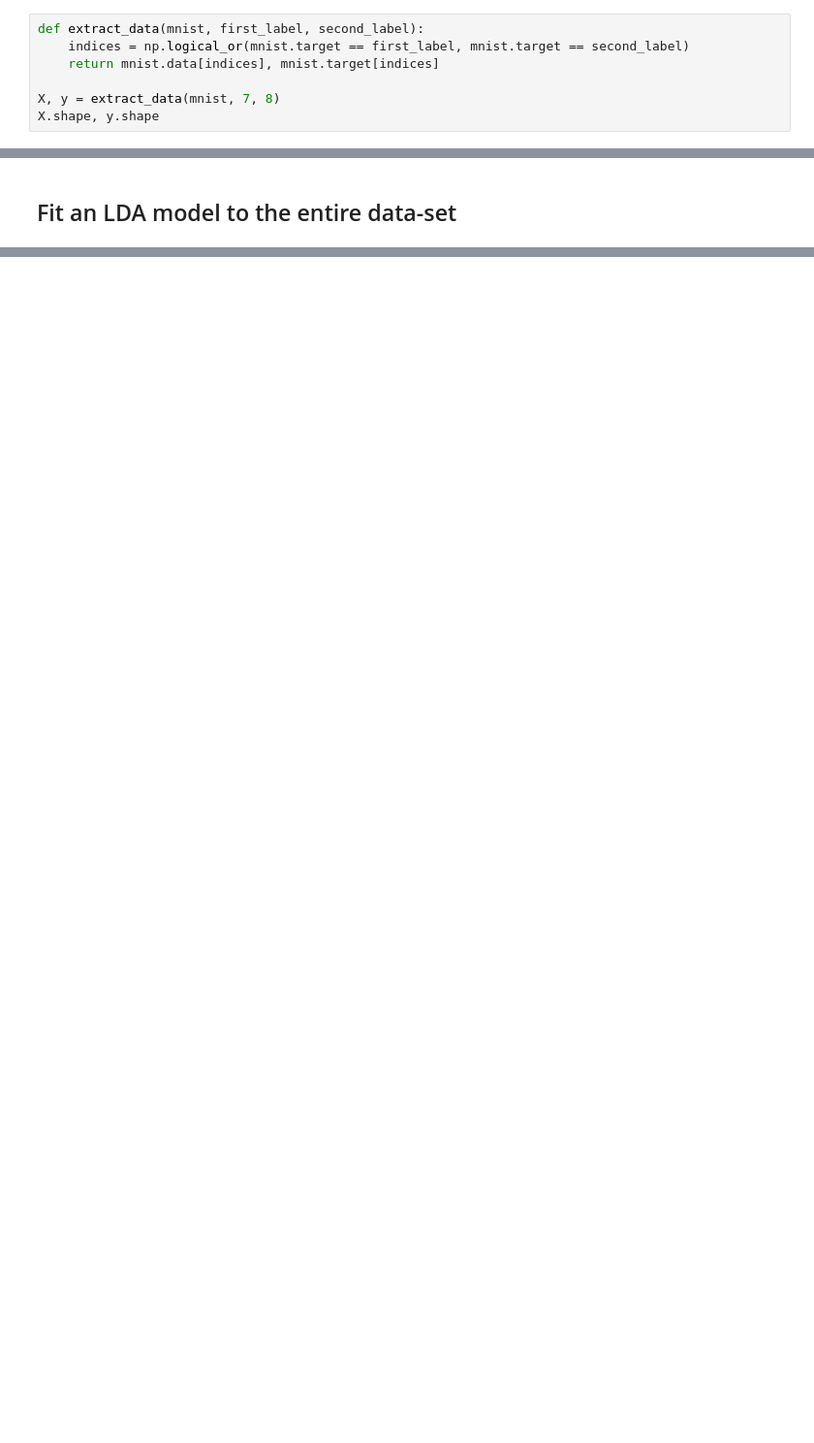
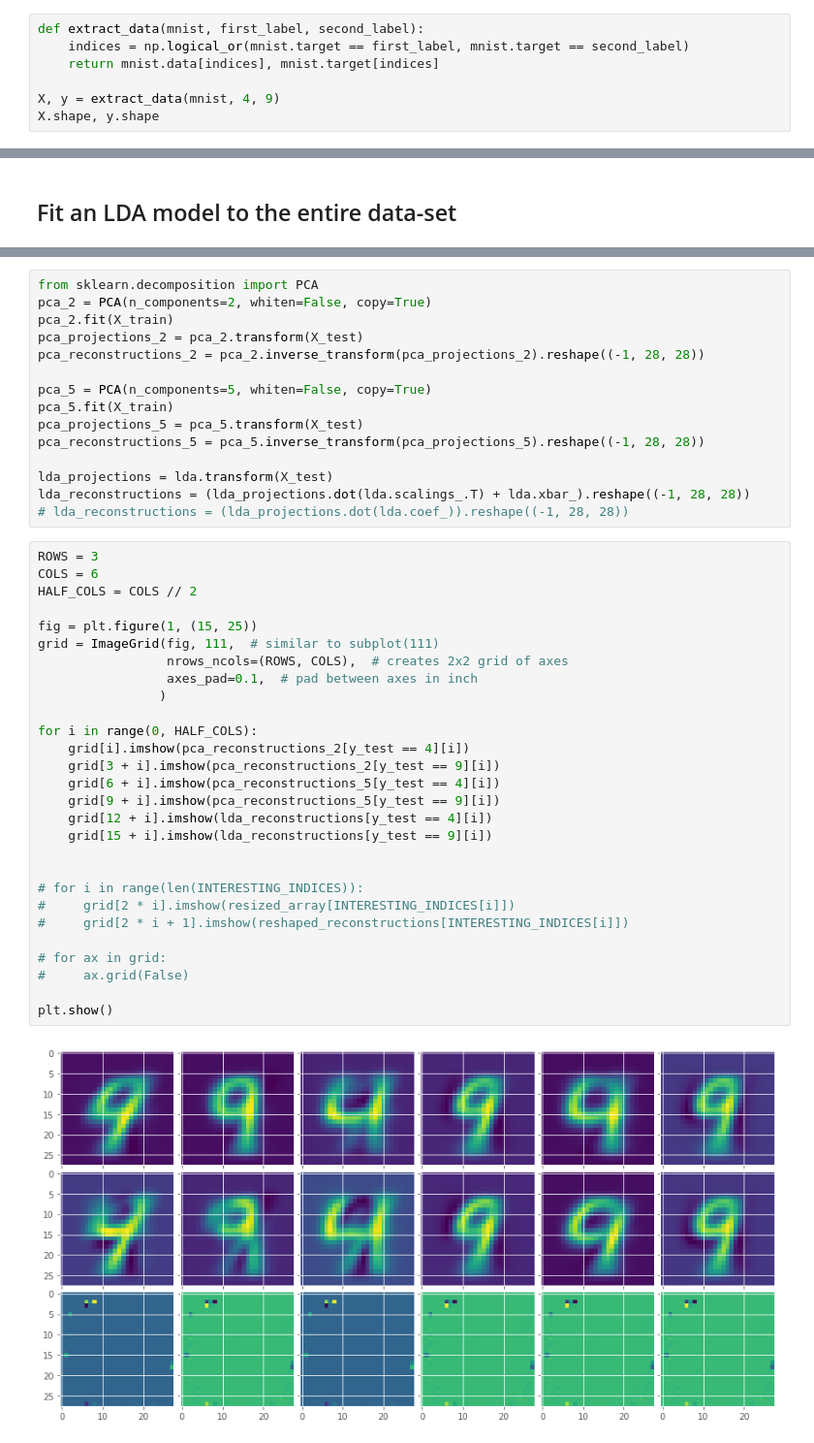
Before and after one commit to guydav/minerva, a Jupyter notebook: notebooks/CS156/0.X Final Project - MNIST.ipynb, the cells around one changed output, grey strips where cells are left out. Shown: that part at 97% size. Saved outputs shown, nothing was run; the diff lists cells and outputs as text; blank space fills up the shorter version.

```diff
--- a/notebooks/CS156/0.X Final Project - MNIST.ipynb
+++ b/notebooks/CS156/0.X Final Project - MNIST.ipynb
@@ -54,6 +53,6 @@ def extract_data(mnist, first_label, second_label):
     indices = np.logical_or(mnist.target == first_label, mnist.target == second_label)
     return mnist.data[indices], mnist.target[indices]
 
-X, y = extract_data(mnist, 7, 8)
+X, y = extract_data(mnist, 4, 9)
 X.shape, y.shape
 # %% [output]
@@ -104,0 +106,45 @@ print(np.sum(svm.predict(transformed_X_test) == y_test) / y_test.shape[0])
+# %%
+from sklearn.decomposition import PCA
+pca_2 = PCA(n_components=2, whiten=False, copy=True)
+pca_2.fit(X_train)
+pca_projections_2 = pca_2.transform(X_test)
+pca_reconstructions_2 = pca_2.inverse_transform(pca_projections_2).reshape((-1, 28, 28))
+
+pca_5 = PCA(n_components=5, whiten=False, copy=True)
+pca_5.fit(X_train)
+pca_projections_5 = pca_5.transform(X_test)
+pca_reconstructions_5 = pca_5.inverse_transform(pca_projections_5).reshape((-1, 28, 28))
+
+lda_projections = lda.transform(X_test)
+lda_reconstructions = (lda_projections.dot(lda.scalings_.T) + lda.xbar_).reshape((-1, 28, 28))
+# lda_reconstructions = (lda_projections.dot(lda.coef_)).reshape((-1, 28, 28))
+# %%
+ROWS = 3
+COLS = 6
+HALF_COLS = COLS // 2
+
+fig = plt.figure(1, (15, 25))
+grid = ImageGrid(fig, 111,  # similar to subplot(111)
+                 nrows_ncols=(ROWS, COLS),  # creates 2x2 grid of axes
+                 axes_pad=0.1,  # pad between axes in inch
+                )
+
+for i in range(0, HALF_COLS):
+    grid[i].imshow(pca_reconstructions_2[y_test == 4][i])
+    grid[3 + i].imshow(pca_reconstructions_2[y_test == 9][i])
+    grid[6 + i].imshow(pca_reconstructions_5[y_test == 4][i])
+    grid[9 + i].imshow(pca_reconstructions_5[y_test == 9][i])
+    grid[12 + i].imshow(lda_reconstructions[y_test == 4][i])
+    grid[15 + i].imshow(lda_reconstructions[y_test == 9][i])
+
+
+# for i in range(len(INTERESTING_INDICES)):
+#     grid[2 * i].imshow(resized_array[INTERESTING_INDICES[i]])
+#     grid[2 * i + 1].imshow(reshaped_reconstructions[INTERESTING_INDICES[i]])
+
+# for ax in grid:
+#     ax.grid(False)
+
+plt.show()
+# %% [output]
+[figure, added]
```
Also changed, not shown: parts of 12 cells of this notebook, 2 other files.
